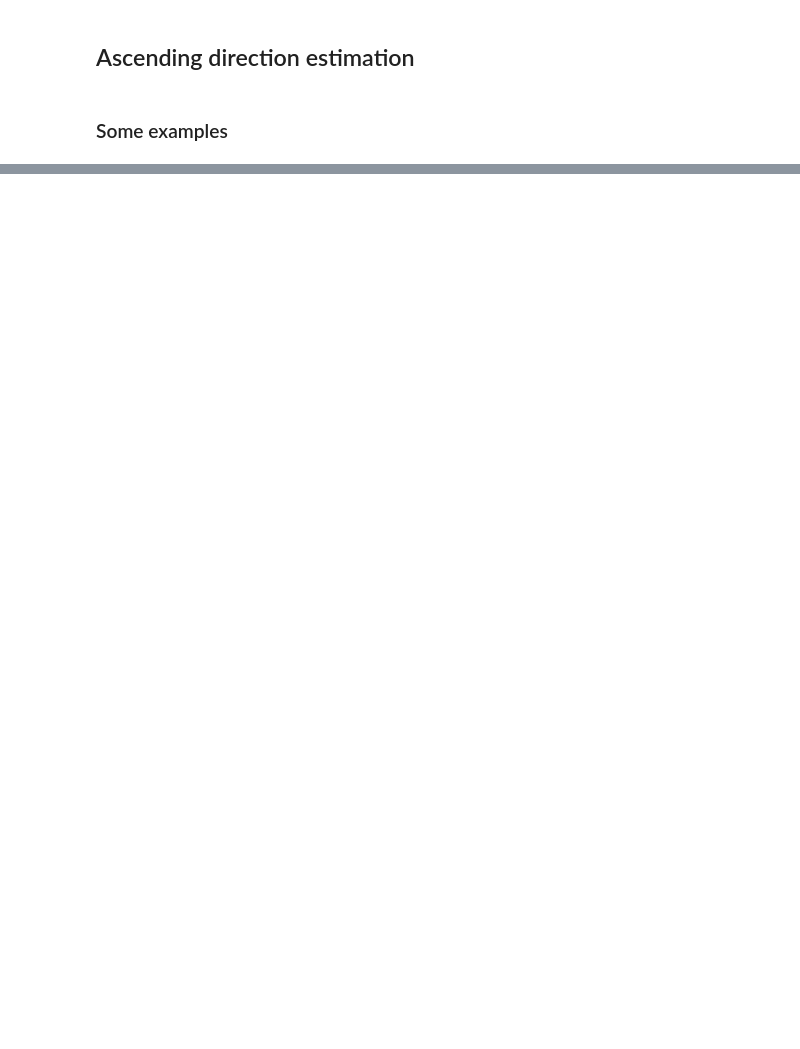
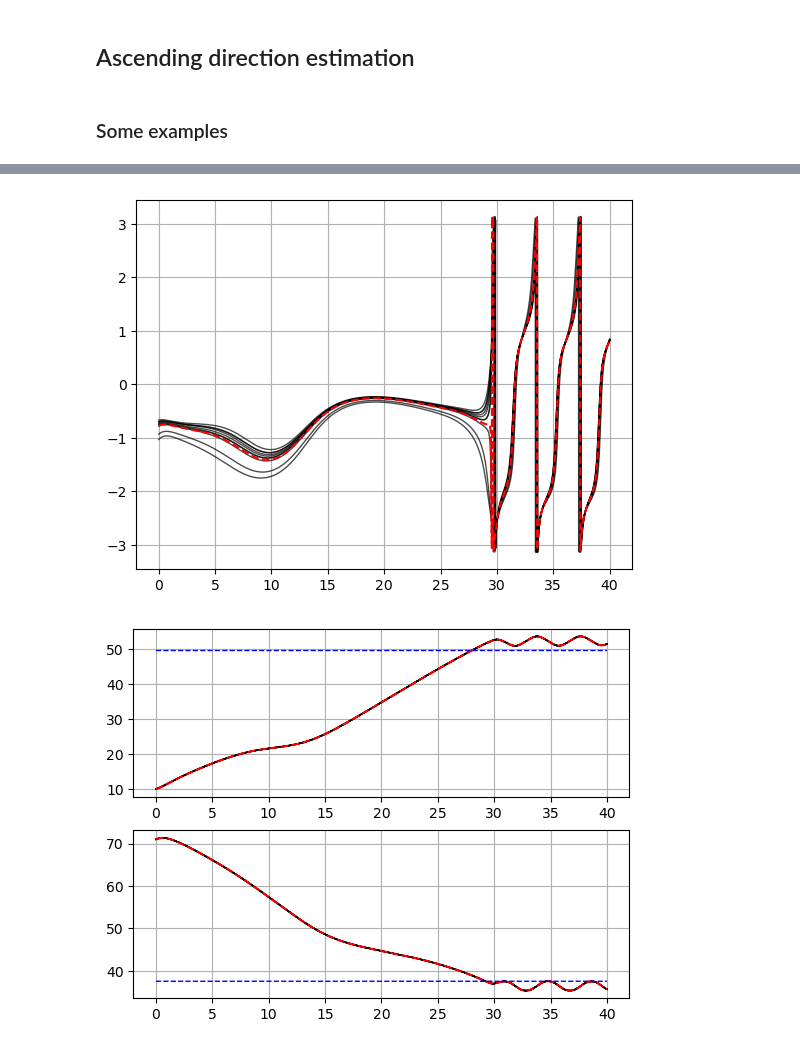
Before and after one commit to jesusBV20/source_seeking_distr, a Jupyter notebook: distributed_estimation.ipynb, the cells around one changed output, grey strips where cells are left out. Saved outputs shown, nothing was run; the diff lists cells and outputs as text; code cells hidden in the pictures; blank space fills up the shorter version.

```diff
--- a/distributed_estimation.ipynb
+++ b/distributed_estimation.ipynb
@@ -248,0 +606,38 @@ def plot_centroid_estimation(ax, X, Z, tf=1, freq_inv=100, kp=1,
+# %%
+# -- Plot the estimations during the whole simulation
+data_t = np.array(sim.data["t"])
+data_pc_hat = np.array(sim.data["pc_hat"])
+data_pc_comp = np.array(sim.data["pc_comp"])
+data_p_sigma = sim.sigma_field.mu
+data_mu = np.array(sim.data["mu"])
+data_mu_comp = np.array(sim.data["mu_comp"])
+
+psi_mu = np.arctan2(data_mu[:,:,1], data_mu[:,:,0])
+psi_mu_comp = np.arctan2(data_mu_comp[:,1], data_mu_comp[:,0])
+
+# mu estimation
+fig = plt.figure()
+ax = fig.subplots()
+ax.grid(True)
+
+ax.plot(data_t, psi_mu, c="k", alpha=0.7, lw=1)
+ax.plot(data_t, psi_mu_comp, c="r", ls="--")
+
+# centroid estimation
+fig = plt.figure()
+ax1, ax2 = fig.subplots(2,1)
+ax1.grid(True)
+ax2.grid(True)
+
+ax1.plot(data_t,data_pc_hat[:,:,0], c="k", alpha=0.7, lw=1)
+ax1.plot(data_t,data_pc_comp[:,0], c="r", ls="--")
+ax1.plot(data_t, np.ones_like(data_t)*data_p_sigma[0], c="b", ls="--", lw=1)
+
+ax2.plot(data_t,data_pc_hat[:,:,1], c="k", alpha=0.7, lw=1)
+ax2.plot(data_t,data_pc_comp[:,1], c="r", ls="--")
+ax2.plot(data_t, np.ones_like(data_t)*data_p_sigma[1], c="b", ls="--", lw=1)
+
+plt.show()
+# %% [output]
+[figure, added]
+[figure, added]
```
Also changed, not shown: parts of 12 cells of this notebook, 4 other files.
